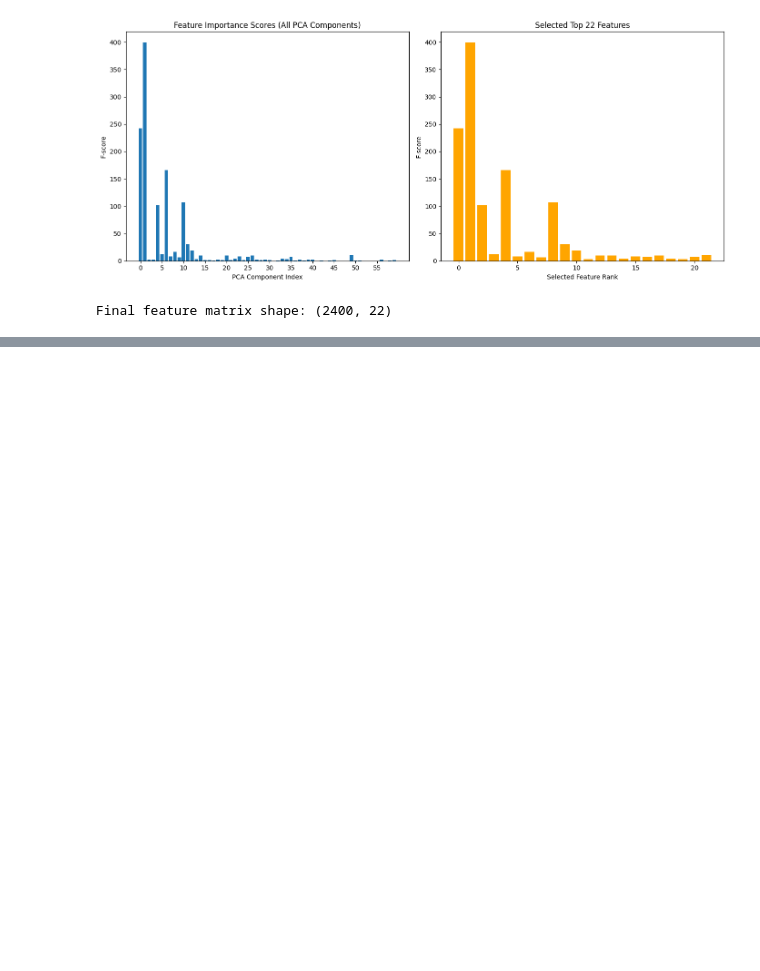
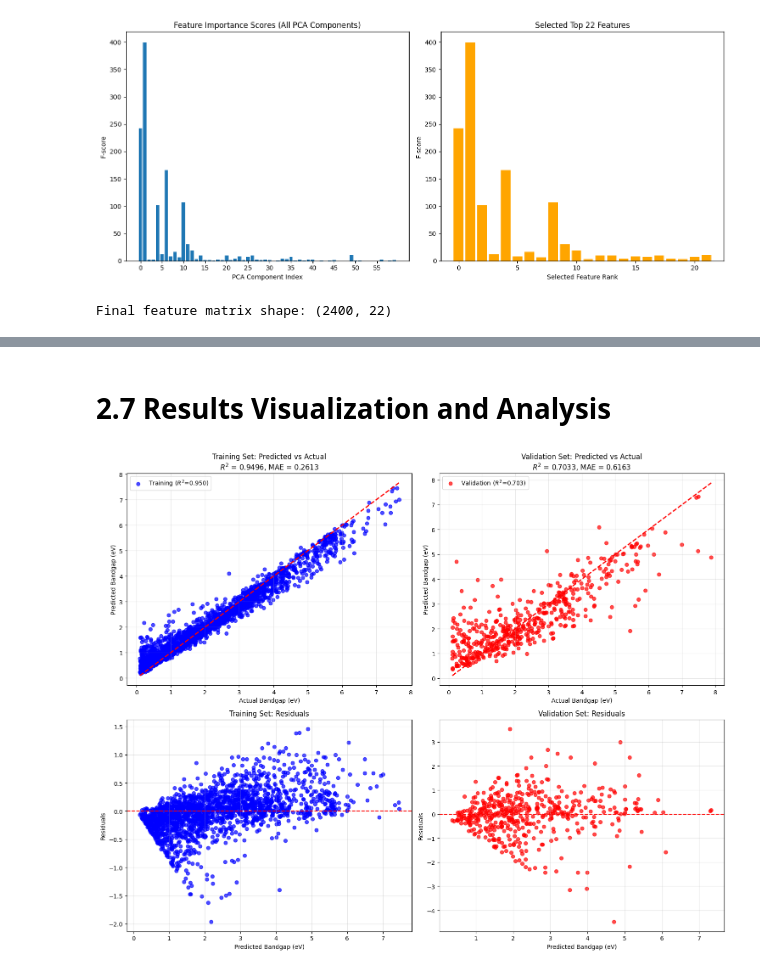
Before and after one commit to xqwu1108-create/MSE1003H_XueqiuWu_1011808741, a Jupyter notebook: A1.ipynb, the cells around one changed output, grey strips where cells are left out. Saved outputs shown, nothing was run; the diff lists cells and outputs as text; code cells hidden in the pictures; blank space fills up the shorter version.

```diff
--- a/A1.ipynb
+++ b/A1.ipynb
@@ -713,0 +820,47 @@ Final feature matrix shape: (2400, 22)
+# %% [markdown]
+# **2.7 Results Visualization and Analysis**
+# %%
+# --- 2. 绘制预测对比图与残差图 | Plot Predicted vs Actual & Residuals ---
+# 创建 2x2 的画布显示四个关键图表
+# Create a 2x2 canvas to display four key charts
+fig, axes = plt.subplots(2, 2, figsize=(15, 12))
+
+# --- 图 2 (左): 训练集预测对比 | Plot 2 (Left): Training Predicted vs Actual ---
+axes[0, 0].scatter(y_train, y_train_pred, alpha=0.7, color='blue', label=f'Training ($R^2$={train_r2:.3f})')
+axes[0, 0].plot([y_train.min(), y_train.max()], [y_train.min(), y_train.max()], 'r--', lw=2)
+axes[0, 0].set_title(f'Training Set: Predicted vs Actual\n$R^2$ = {train_r2:.4f}, MAE = {train_mae:.4f}')
+axes[0, 0].set_xlabel('Actual Bandgap (eV)')
+axes[0, 0].set_ylabel('Predicted Bandgap (eV)')
+axes[0, 0].legend()
+axes[0, 0].grid(True, alpha=0.3)
+
+# --- 图 2 (右): 验证集预测对比 | Plot 2 (Right): Validation Predicted vs Actual ---
+axes[0, 1].scatter(y_val, y_val_pred, alpha=0.7, color='red', label=f'Validation ($R^2$={val_r2:.3f})')
+axes[0, 1].plot([y_val.min(), y_val.max()], [y_val.min(), y_val.max()], 'r--', lw=2)
+axes[0, 1].set_title(f'Validation Set: Predicted vs Actual\n$R^2$ = {val_r2:.4f}, MAE = {val_mae:.4f}')
+axes[0, 1].set_xlabel('Actual Bandgap (eV)')
+axes[0, 1].set_ylabel('Predicted Bandgap (eV)')
+axes[0, 1].legend()
+axes[0, 1].grid(True, alpha=0.3)
+
+# --- 图 3 (左): 训练集残差分布 | Plot 3 (Left): Training Residuals ---
+# 残差 = 真实值 - 预测值 | Residuals = Actual - Predicted
+axes[1, 0].scatter(y_train_pred, y_train - y_train_pred, alpha=0.7, color='blue')
+axes[1, 0].axhline(y=0, color='r', linestyle='--')
+axes[1, 0].set_title('Training Set: Residuals')
+axes[1, 0].set_xlabel('Predicted Bandgap (eV)')
+axes[1, 0].set_ylabel('Residuals')
+axes[1, 0].grid(True, alpha=0.3)
+
+# --- 图 3 (右): 验证集残差分布 | Plot 3 (Right): Validation Residuals ---
+axes[1, 1].scatter(y_val_pred, y_val - y_val_pred, alpha=0.7, color='red')
+axes[1, 1].axhline(y=0, color='r', linestyle='--')
+axes[1, 1].set_title('Validation Set: Residuals')
+axes[1, 1].set_xlabel('Predicted Bandgap (eV)')
+axes[1, 1].set_ylabel('Residuals')
+axes[1, 1].grid(True, alpha=0.3)
+
+plt.tight_layout()
+plt.show()
+# %% [output]
+[figure, added]
```
Also changed, not shown: parts of 8 cells of this notebook.
